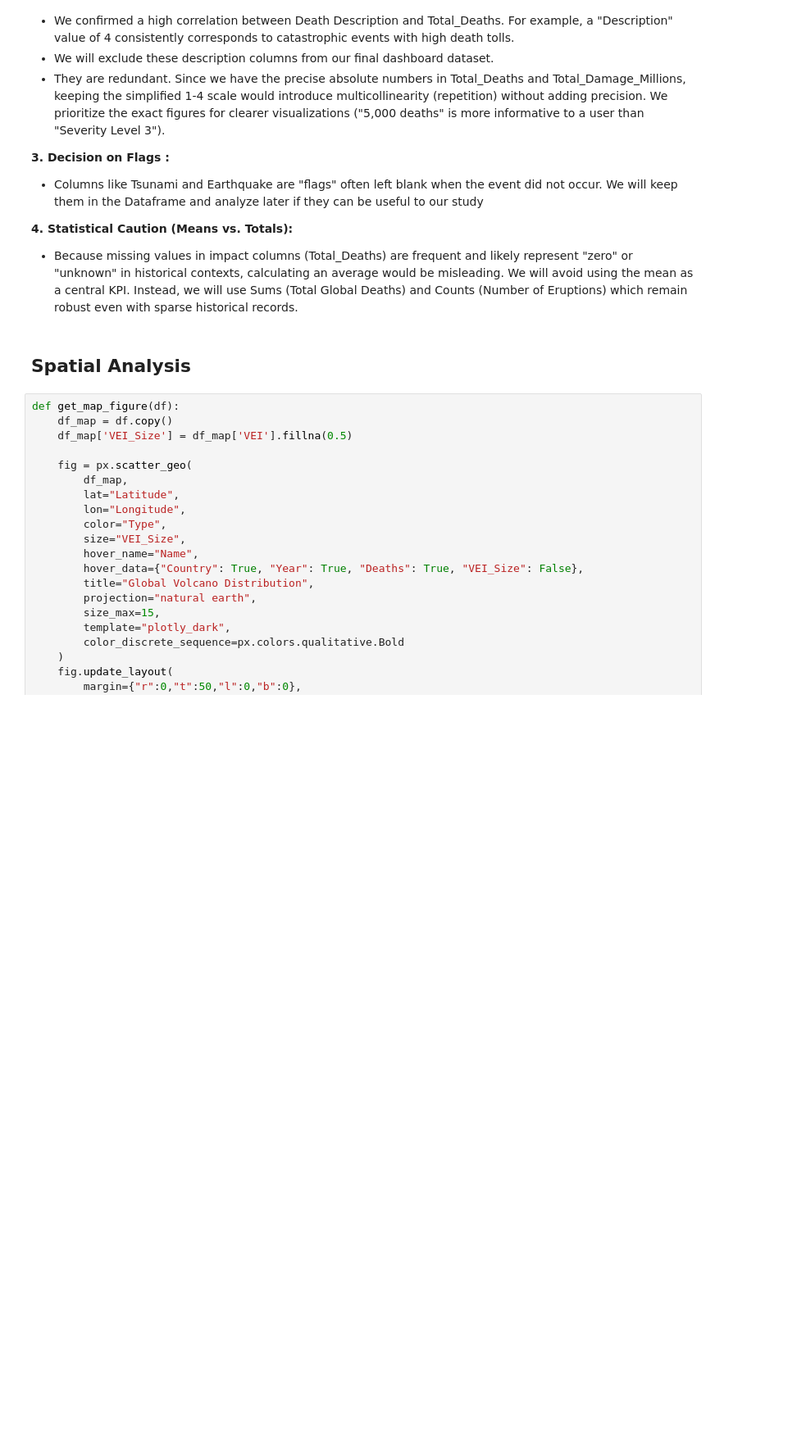
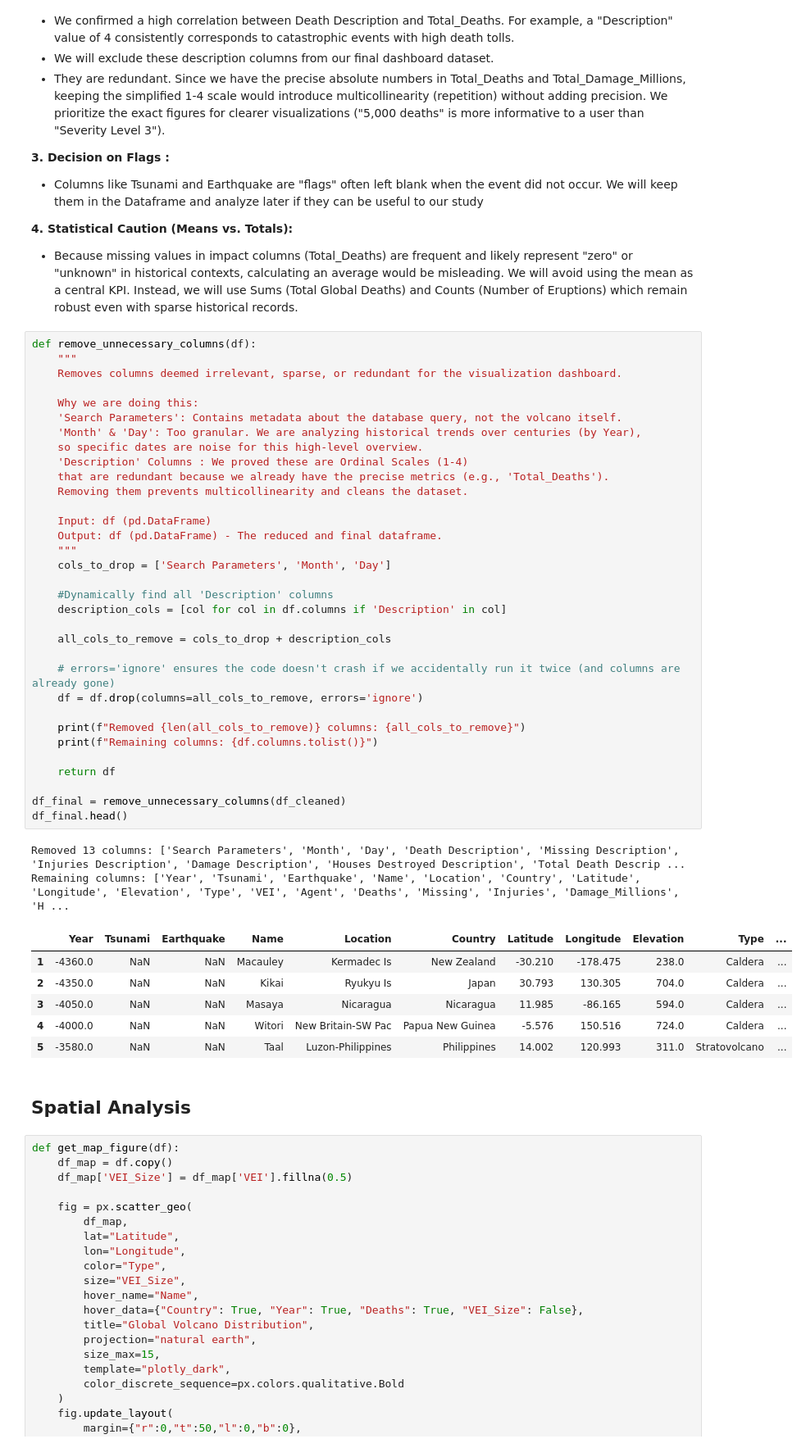
Before and after one commit to 3leopaul/KDD_Process_Volcano_Data_Analysis, a Jupyter notebook: main.ipynb, the cells around one changed output. Shown: that part at 82% size. Cells and saved outputs as stored; diff of their text form; blank space fills up the shorter version.

```diff
--- a/main.ipynb
+++ b/main.ipynb
@@ -493,6 +465,48 @@ We will keep them in the Dataframe and analyze later if they can be useful to ou
 **4. Statistical Caution (Means vs. Totals):**
 * Because missing values in impact columns (Total_Deaths) are frequent and likely represent "zero" or "unknown" in historical contexts, calculating an average would be misleading.
 We will avoid using the mean as a central KPI. Instead, we will use Sums (Total Global Deaths) and Counts (Number of Eruptions) which remain robust even with sparse historical records.
+# %%
+def remove_unnecessary_columns(df):
+    """
+    Removes columns deemed irrelevant, sparse, or redundant for the visualization dashboard.
+
+    Why we are doing this:
+    'Search Parameters': Contains metadata about the database query, not the volcano itself.
+    'Month' & 'Day': Too granular. We are analyzing historical trends over centuries (by Year),
+    so specific dates are noise for this high-level overview.
+    'Description' Columns : We proved these are Ordinal Scales (1-4)
+    that are redundant because we already have the precise metrics (e.g., 'Total_Deaths').
+    Removing them prevents multicollinearity and cleans the dataset.
+
+    Input: df (pd.DataFrame)
+    Output: df (pd.DataFrame) - The reduced and final dataframe.
+    """
+    cols_to_drop = ['Search Parameters', 'Month', 'Day']
+
+    #Dynamically find all 'Description' columns
+    description_cols = [col for col in df.columns if 'Description' in col]
+
+    all_cols_to_remove = cols_to_drop + description_cols
+
+    # errors='ignore' ensures the code doesn't crash if we accidentally run it twice (and columns are already gone)
+    df = df.drop(columns=all_cols_to_remove, errors='ignore')
+
+    print(f"Removed {len(all_cols_to_remove)} columns: {all_cols_to_remove}")
+    print(f"Remaining columns: {df.columns.tolist()}")
+
+    return df
+
+df_final = remove_unnecessary_columns(df_cleaned)
+df_final.head()
+# %% [output]
+Removed 13 columns: ['Search Parameters', 'Month', 'Day', 'Death Description', 'Missing Description', 'Injuries Description', 'Damage Description', 'Houses Destroyed Description', 'Total Death Descrip ...
+Remaining columns: ['Year', 'Tsunami', 'Earthquake', 'Name', 'Location', 'Country', 'Latitude', 'Longitude', 'Elevation', 'Type', 'VEI', 'Agent', 'Deaths', 'Missing', 'Injuries', 'Damage_Millions', 'H ...
+|  | Year | Tsunami | Earthquake | Name | Location | Country | Latitude | Longitude | Elevation | Type | ... |
+| 1 | -4360.0 | NaN | NaN | Macauley | Kermadec Is | New Zealand | -30.210 | -178.475 | 238.0 | Caldera | ... |
+| 2 | -4350.0 | NaN | NaN | Kikai | Ryukyu Is | Japan | 30.793 | 130.305 | 704.0 | Caldera | ... |
+| 3 | -4050.0 | NaN | NaN | Masaya | Nicaragua | Nicaragua | 11.985 | -86.165 | 594.0 | Caldera | ... |
+| 4 | -4000.0 | NaN | NaN | Witori | New Britain-SW Pac | Papua New Guinea | -5.576 | 150.516 | 724.0 | Caldera | ... |
+| 5 | -3580.0 | NaN | NaN | Taal | Luzon-Philippines | Philippines | 14.002 | 120.993 | 311.0 | Stratovolcano | ... |
 # %% [markdown]
 ## Spatial Analysis
 # %%
```
Also changed, not shown: parts of 12 cells of this notebook.
